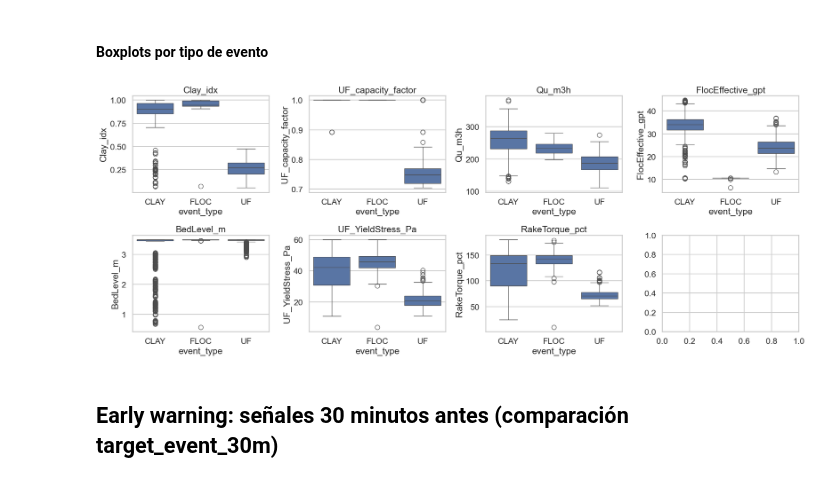
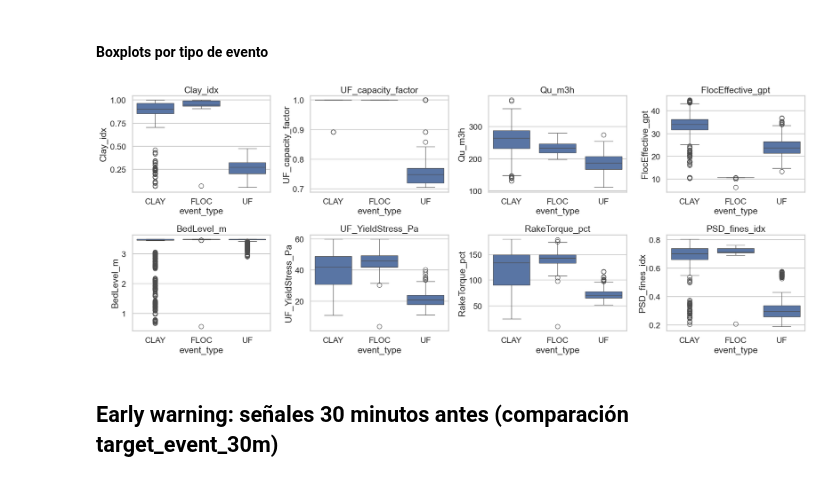
Before and after one commit to MatiasValenzuelaMunoz/Thickener-Water-Recovery-Sentinel-TWS, a Jupyter notebook: notebooks/01_eda.ipynb, the cells around one changed output. Saved outputs shown, nothing was run; the diff lists cells and outputs as text; code cells hidden in the pictures.

```diff
--- a/notebooks/01_eda.ipynb
+++ b/notebooks/01_eda.ipynb
@@ -180,18 +180,18 @@ plt.show()
 # %%
 ev = df[df["event_now"] == 1].copy()
 
-features = ["Clay_idx", "UF_capacity_factor", "Qu_m3h", "FlocEffective_gpt", "BedLevel_m", "UF_YieldStress_Pa", "RakeTorque_pct"]
+features = ["Clay_idx", "UF_capacity_factor", "Qu_m3h", "FlocEffective_gpt", "BedLevel_m", "UF_YieldStress_Pa", "RakeTorque_pct","PSD_fines_idx"]
 fig, axes = plt.subplots(2, 4, figsize=(20, 8))
 axes = axes.flatten()
 
 for ax, f in zip(axes, features):
     sns.boxplot(ev, x="event_type", y=f, ax=ax)
     ax.set_title(f)
 
 plt.tight_layout()
 plt.show()
 # %% [output]
-[figure, old version]
+[figure, new version]
 # %% [markdown]
 ## Early warning: señales 30 minutos antes (comparación target_event_30m)
 # %%
```
